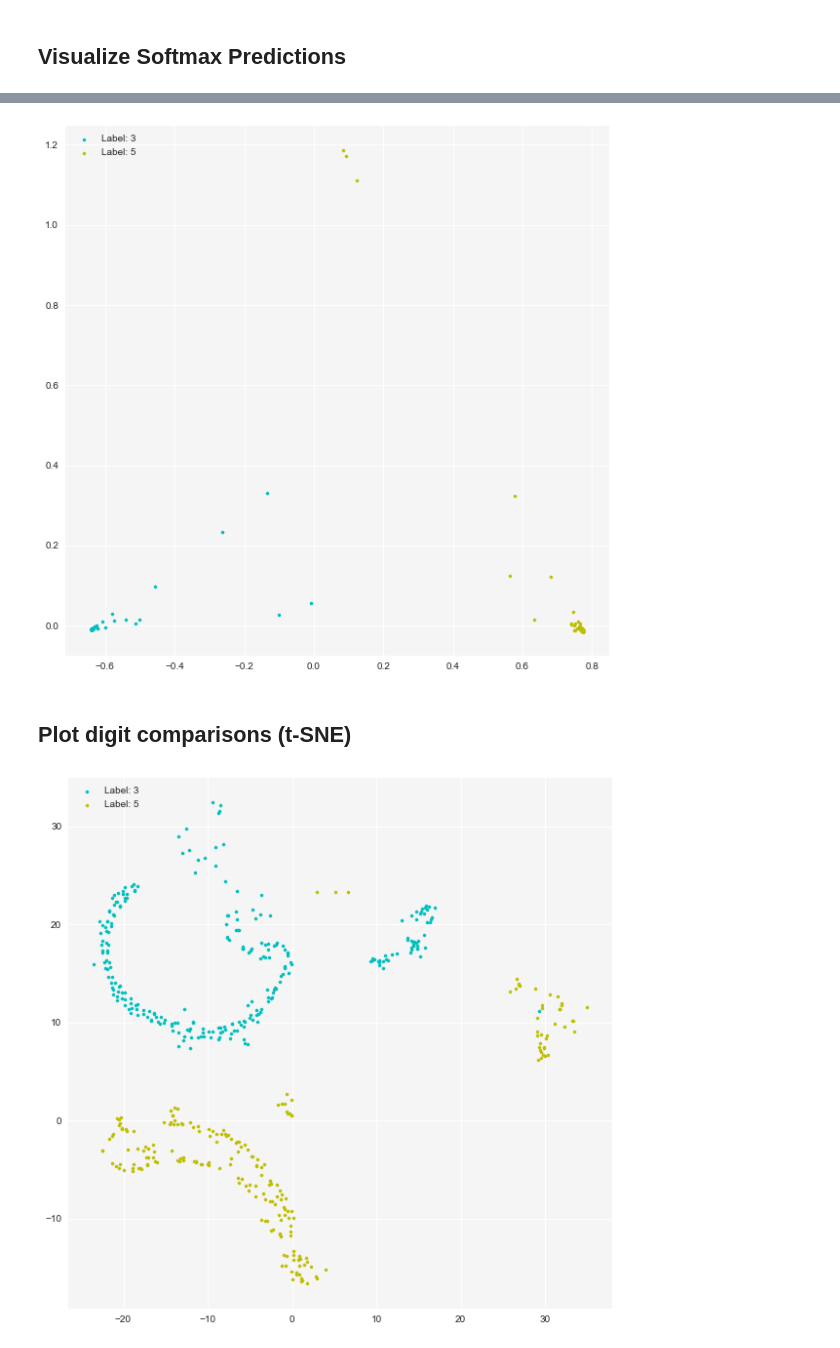
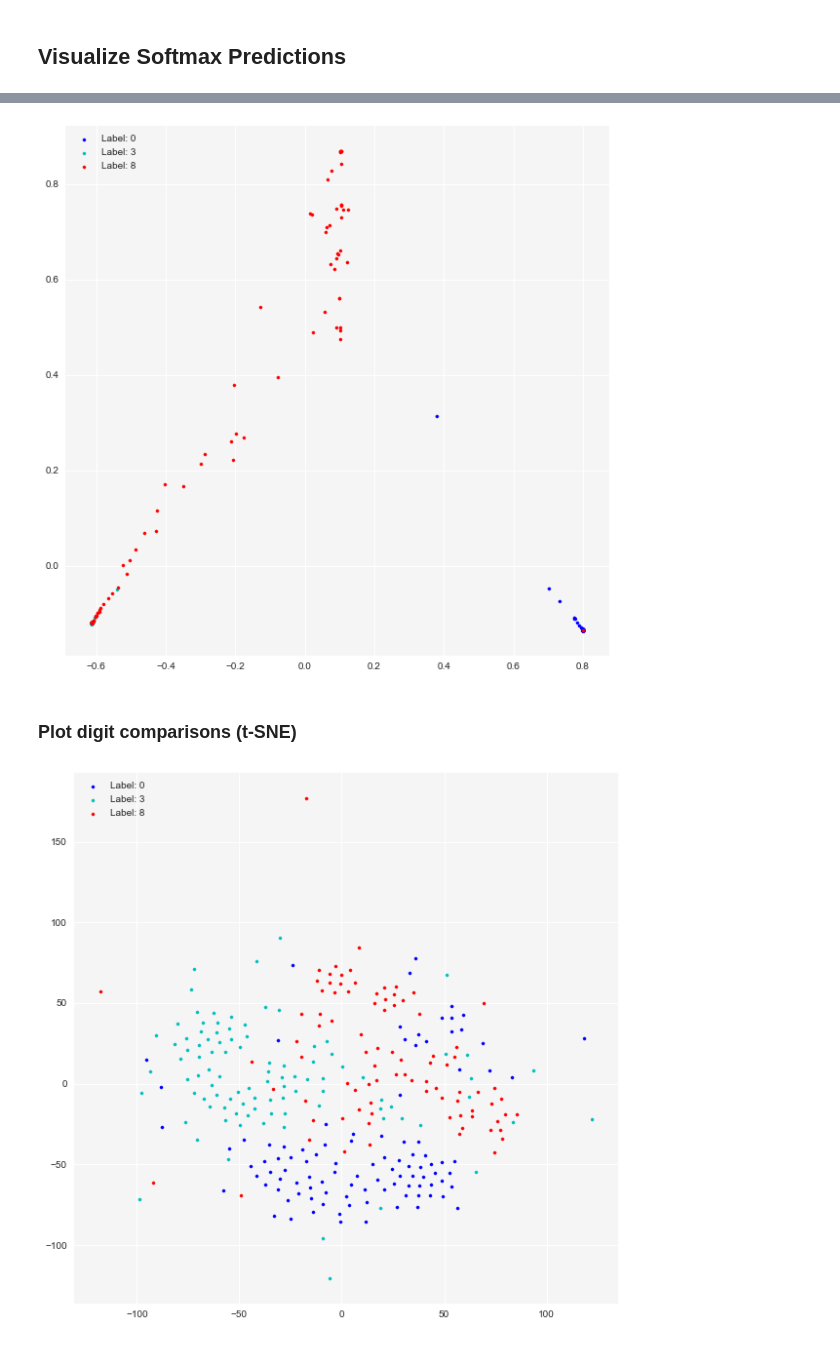
Before and after one commit to polzounov/gatenet, a Jupyter notebook: Gatenet/visualize_gates.ipynb, the cells around one changed output, grey strips where cells are left out. Cells and saved outputs as stored; diff of their text form; code cells hidden in the pictures.

```diff
--- a/Gatenet/visualize_gates.ipynb
+++ b/Gatenet/visualize_gates.ipynb
@@ -18,4 +16,0 @@ plt.rcParams['axes.facecolor'] = '#f5f5f5'
-# %%
-# Load gate vector data
-with open('output/' + 'test' + '.pkl', 'rb') as f:
-        input = pickle.load(f)
@@ -138,0 +126,4 @@ def visualize_comparison(gates_reshaped, labels, model, digits=[7,8]):
+# %%
+# Load gate vector data
+with open('output/' + saved_filename + '.pkl', 'rb') as f:
+        input = pickle.load(f)
@@ -211,0 +222,4 @@ visualize_comparison(gates_reshaped, labels, TSNE(), digits=[3,5])
+# %%
+# Load gate vector data
+with open('output/' saved_filename+'__feature_layer_outputs' + '.pkl', 'rb') as f:
+        input = pickle.load(f)
@@ -215,7 +316,7 @@ visualize_comparison(gates_reshaped, labels, TSNE(), digits=[3,5])
 ## Visualize Softmax Predictions
 # %%
 # Load gate vector data
-with open('output/' 'softmax_outputs' + '.pkl', 'rb') as f:
+with open('output/' saved_filename+'__softmax_outputs' + '.pkl', 'rb') as f:
         input = pickle.load(f)
 # %%
 # Get components from data
@@ -285,12 +396,12 @@ visualize_model(preds_reshaped, labels, TSNE(verbose=100))
 # %%
 # Visualize the comparison between a and b (with PCA)
-visualize_comparison(preds_reshaped, labels, PCA(), digits=[3,5])
+visualize_comparison(preds_reshaped, labels, PCA(), digits=[0,3,8])
 # %% [output]
-[figure, old version]
+[figure, new version]
 # %% [markdown]
-## Plot digit comparisons (t-SNE)
+### Plot digit comparisons (t-SNE)
 # %%
 # Visualize the comparison between a and b (with t-SNE)
-visualize_comparison(preds_reshaped, labels, TSNE(), digits=[3,5])
+visualize_comparison(preds_reshaped, labels, TSNE(), digits=[0,3,8])
 # %% [output]
-[figure, old version]
+[figure, new version]
```
Also changed, not shown: parts of 44 cells of this notebook, 1 other file.
